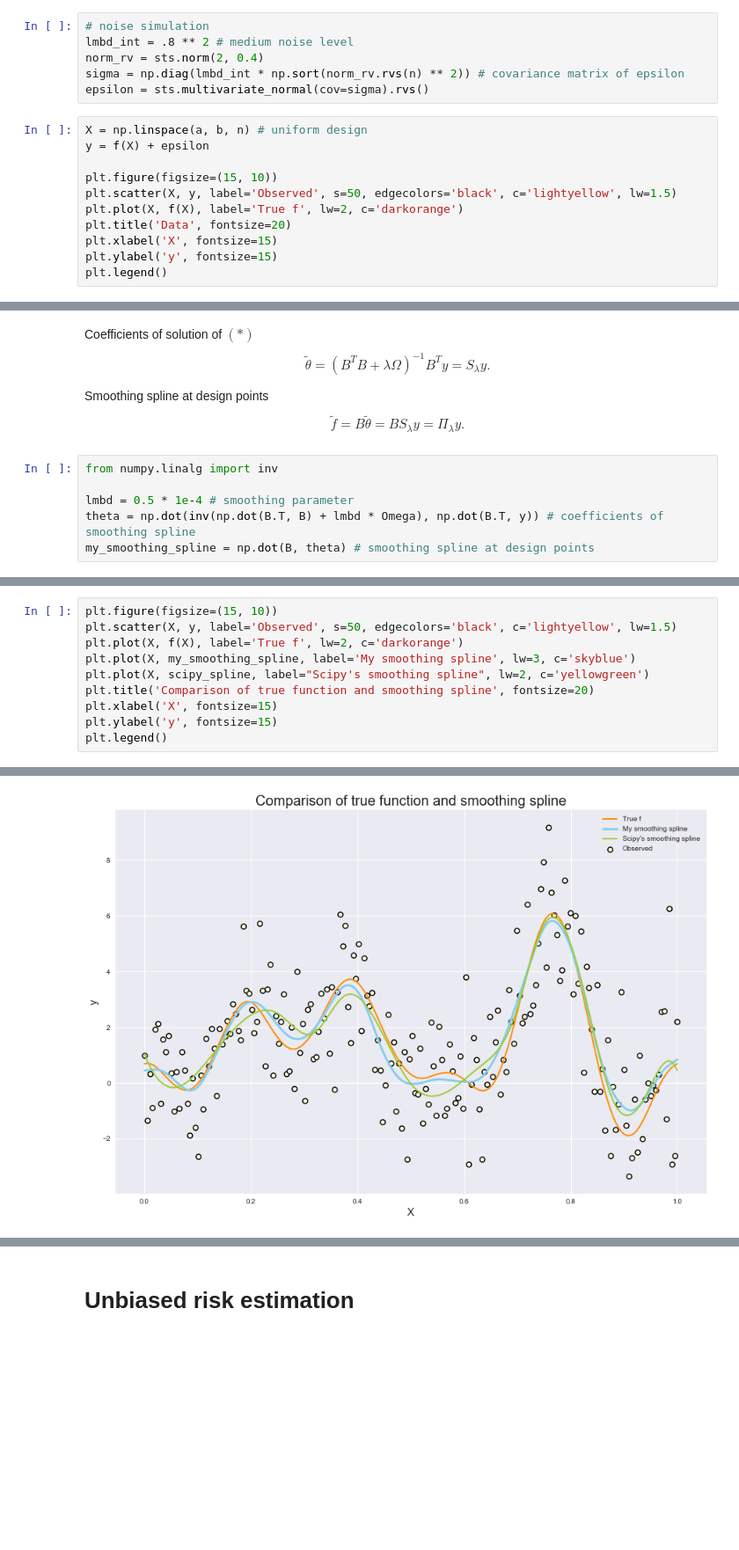
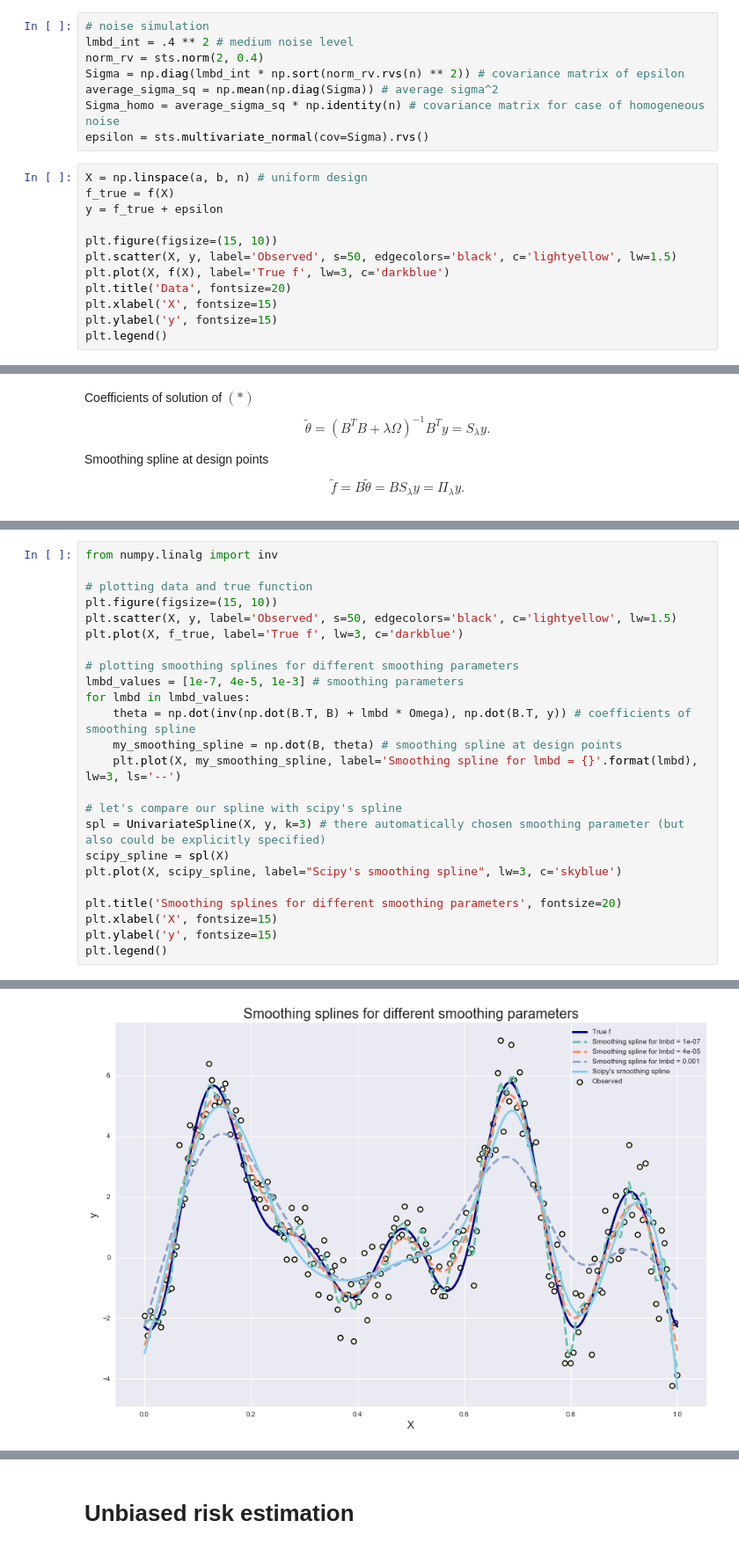
Before and after one commit to mishgon/smoothing_splines, a Jupyter notebook: smoothing_splines.ipynb, the cells around one changed output, grey strips where cells are left out. Shown at 88% size. Saved outputs shown, nothing was run; the diff lists cells and outputs as text; blank space fills up the shorter version.

```diff
--- a/smoothing_splines.ipynb
+++ b/smoothing_splines.ipynb
@@ -35,17 +35,20 @@ def f(x):
     return res
 # %%
 # noise simulation
-lmbd_int = .8 ** 2 # medium noise level
+lmbd_int = .4 ** 2 # medium noise level
 norm_rv = sts.norm(2, 0.4)
-sigma = np.diag(lmbd_int * np.sort(norm_rv.rvs(n) ** 2)) # covariance matrix of epsilon
-epsilon = sts.multivariate_normal(cov=sigma).rvs()
+Sigma = np.diag(lmbd_int * np.sort(norm_rv.rvs(n) ** 2)) # covariance matrix of epsilon
+average_sigma_sq = np.mean(np.diag(Sigma)) # average sigma^2
+Sigma_homo = average_sigma_sq * np.identity(n) # covariance matrix for case of homogeneous noise
+epsilon = sts.multivariate_normal(cov=Sigma).rvs()
 # %%
 X = np.linspace(a, b, n) # uniform design
-y = f(X) + epsilon
+f_true = f(X)
+y = f_true + epsilon
 
 plt.figure(figsize=(15, 10))
 plt.scatter(X, y, label='Observed', s=50, edgecolors='black', c='lightyellow', lw=1.5)
-plt.plot(X, f(X), label='True f', lw=2, c='darkorange')
+plt.plot(X, f(X), label='True f', lw=3, c='darkblue')
 plt.title('Data', fontsize=20)
 plt.xlabel('X', fontsize=15)
 plt.ylabel('y', fontsize=15)
@@ -144,9 +178,3 @@ Smoothing spline at design points
 $$
 \tilde{f} = B \tilde{\theta} = BS_{\lambda}y = \Pi_{\lambda}y.
 $$
-# %%
-from numpy.linalg import inv
-
-lmbd = 0.5 * 1e-4 # smoothing parameter
-theta = np.dot(inv(np.dot(B.T, B) + lmbd * Omega), np.dot(B.T, y)) # coefficients of smoothing spline
-my_smoothing_spline = np.dot(B, theta) # smoothing spline at design points
@@ -157,13 +183,27 @@ scipy_spline = spl(X)
 # %%
+from numpy.linalg import inv
+
+# plotting data and true function
 plt.figure(figsize=(15, 10))
 plt.scatter(X, y, label='Observed', s=50, edgecolors='black', c='lightyellow', lw=1.5)
-plt.plot(X, f(X), label='True f', lw=2, c='darkorange')
-plt.plot(X, my_smoothing_spline, label='My smoothing spline', lw=3, c='skyblue')
-plt.plot(X, scipy_spline, label="Scipy's smoothing spline", lw=2, c='yellowgreen')
-plt.title('Comparison of true function and smoothing spline', fontsize=20)
+plt.plot(X, f_true, label='True f', lw=3, c='darkblue')
+
+# plotting smoothing splines for different smoothing parameters
+lmbd_values = [1e-7, 4e-5, 1e-3] # smoothing parameters
+for lmbd in lmbd_values:
+    theta = np.dot(inv(np.dot(B.T, B) + lmbd * Omega), np.dot(B.T, y)) # coefficients of smoothing spline
+    my_smoothing_spline = np.dot(B, theta) # smoothing spline at design points
+    plt.plot(X, my_smoothing_spline, label='Smoothing spline for lmbd = {}'.format(lmbd), lw=3, ls='--')
+
+# let's compare our spline with scipy's spline
+spl = UnivariateSpline(X, y, k=3) # there automatically chosen smoothing parameter (but also could be explicitly specified)
+scipy_spline = spl(X)
+plt.plot(X, scipy_spline, label="Scipy's smoothing spline", lw=3, c='skyblue')
+
+plt.title('Smoothing splines for different smoothing parameters', fontsize=20)
 plt.xlabel('X', fontsize=15)
 plt.ylabel('y', fontsize=15)
 plt.legend()
 # %% [output]
 <matplotlib.legend.Legend at 0x...>
-[figure, old version]
+[figure, new version]
```
Also changed, not shown: parts of 21 cells of this notebook.
